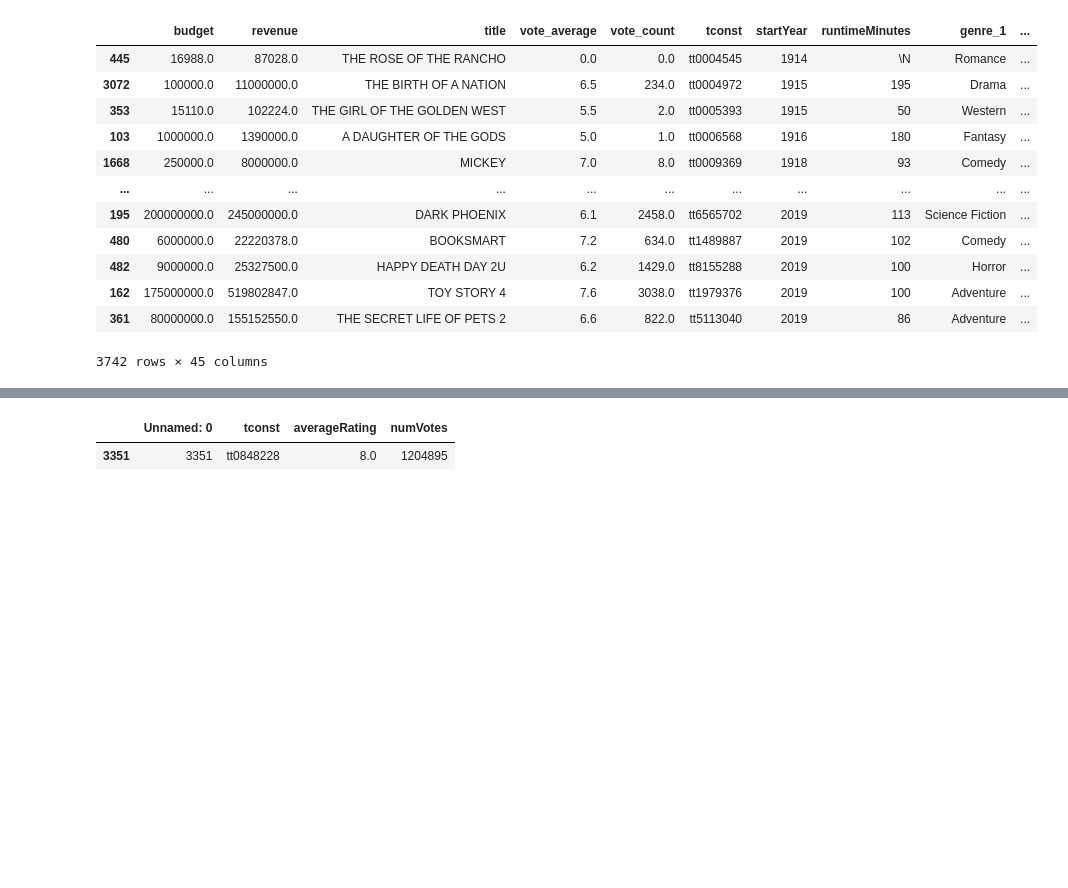
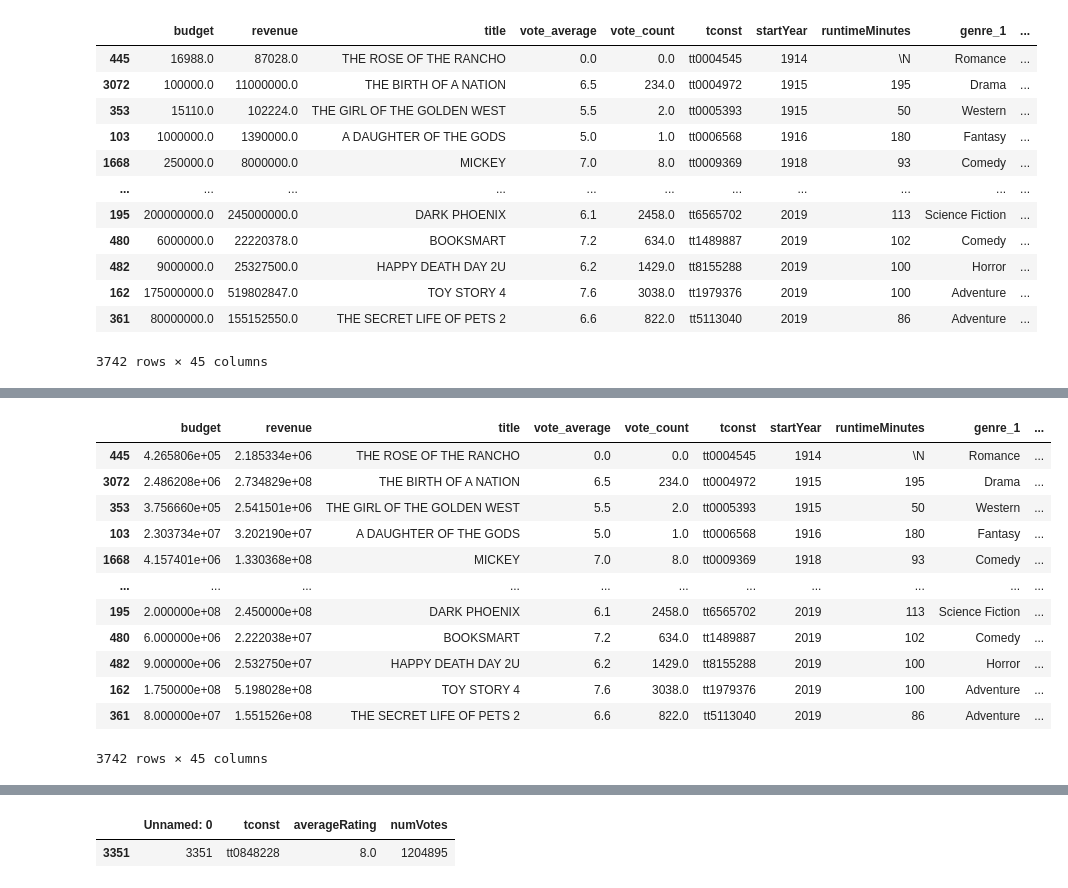
Before and after one commit to nsn116/Movie-Success-Predictor, a Jupyter notebook: data_preprocessing/Principals info.ipynb, the cells around one changed output, grey strips where cells are left out. Saved outputs shown, nothing was run; the diff lists cells and outputs as text; code cells hidden in the pictures; blank space fills up the shorter version.

Commit message:
Fix inflation

```diff
--- a/data_preprocessing/Principals info.ipynb
+++ b/data_preprocessing/Principals info.ipynb
@@ -543,0 +553,8 @@ everything_merged
+# %%
+movies_no_inflation = movies_by_year.copy()
+
+for index, row in movies_no_inflation.iterrows():
+    year = row['startYear']
+    if year != 2019:
+        movies_no_inflation.set_value(index, 'budget', cpi.inflate(row['budget'], year))
+        movies_no_inflation.set_value(index, 'revenue', cpi.inflate(row['revenue'], year))
@@ -543,0 +587,16 @@ everything_merged
+# %%
+movies_no_inflation
+# %% [output]
+|  | budget | revenue | title | vote_average | vote_count | tconst | startYear | runtimeMinutes | genre_1 | ... |
+| 445 | 4.265806e+05 | 2.185334e+06 | THE ROSE OF THE RANCHO | 0.0 | 0.0 | tt0004545 | 1914 | \N | Romance | ... |
+| 3072 | 2.486208e+06 | 2.734829e+08 | THE BIRTH OF A NATION | 6.5 | 234.0 | tt0004972 | 1915 | 195 | Drama | ... |
+| 353 | 3.756660e+05 | 2.541501e+06 | THE GIRL OF THE GOLDEN WEST | 5.5 | 2.0 | tt0005393 | 1915 | 50 | Western | ... |
+| 103 | 2.303734e+07 | 3.202190e+07 | A DAUGHTER OF THE GODS | 5.0 | 1.0 | tt0006568 | 1916 | 180 | Fantasy | ... |
+| 1668 | 4.157401e+06 | 1.330368e+08 | MICKEY | 7.0 | 8.0 | tt0009369 | 1918 | 93 | Comedy | ... |
+| ... | ... | ... | ... | ... | ... | ... | ... | ... | ... | ... |
+| 195 | 2.000000e+08 | 2.450000e+08 | DARK PHOENIX | 6.1 | 2458.0 | tt6565702 | 2019 | 113 | Science Fiction | ... |
+| 480 | 6.000000e+06 | 2.222038e+07 | BOOKSMART | 7.2 | 634.0 | tt1489887 | 2019 | 102 | Comedy | ... |
+| 482 | 9.000000e+06 | 2.532750e+07 | HAPPY DEATH DAY 2U | 6.2 | 1429.0 | tt8155288 | 2019 | 100 | Horror | ... |
+| 162 | 1.750000e+08 | 5.198028e+08 | TOY STORY 4 | 7.6 | 3038.0 | tt1979376 | 2019 | 100 | Adventure | ... |
+| 361 | 8.000000e+07 | 1.551526e+08 | THE SECRET LIFE OF PETS 2 | 6.6 | 822.0 | tt5113040 | 2019 | 86 | Adventure | ... |
+3742 rows × 45 columns
```
Also changed, not shown: parts of 10 cells of this notebook.
